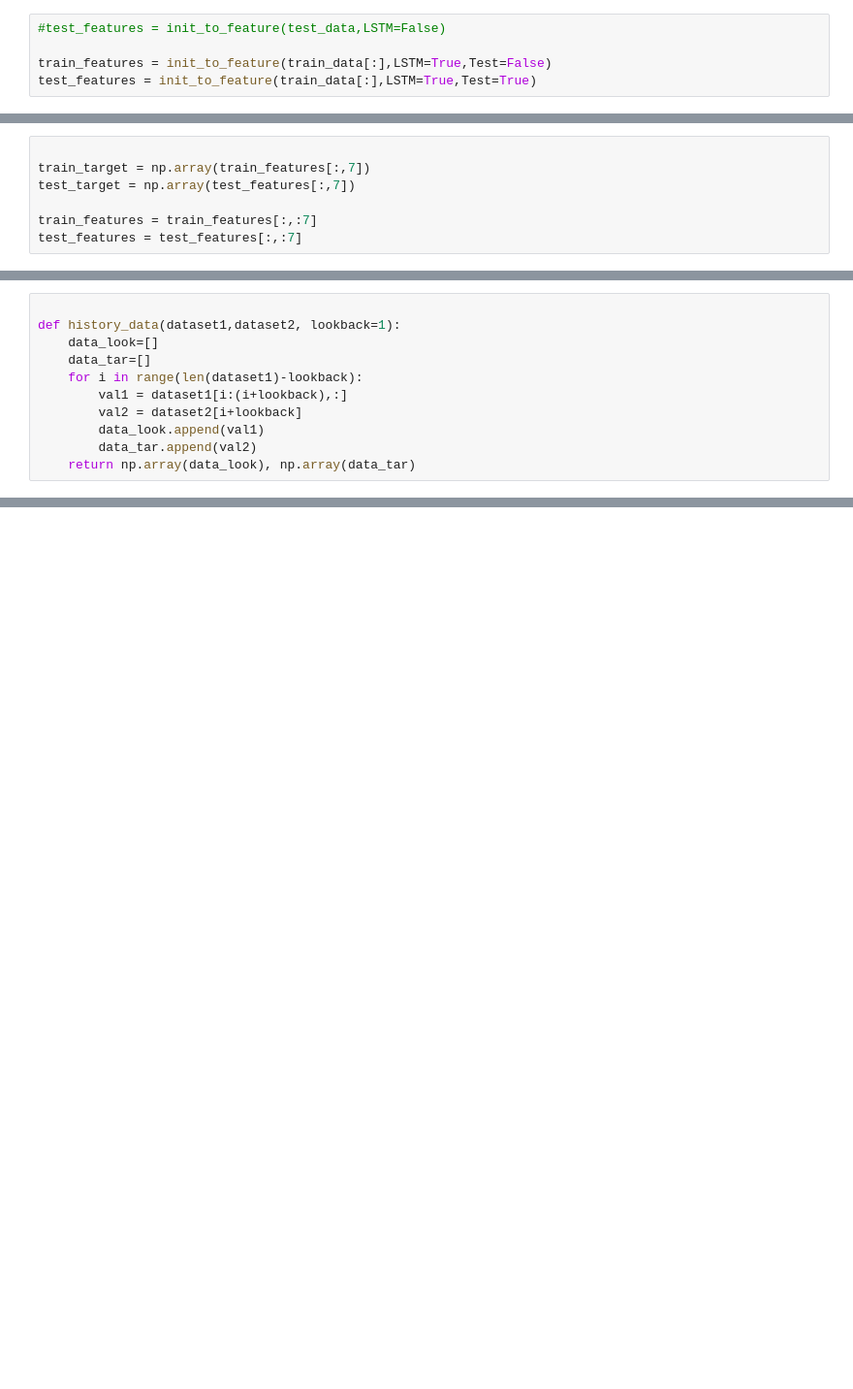
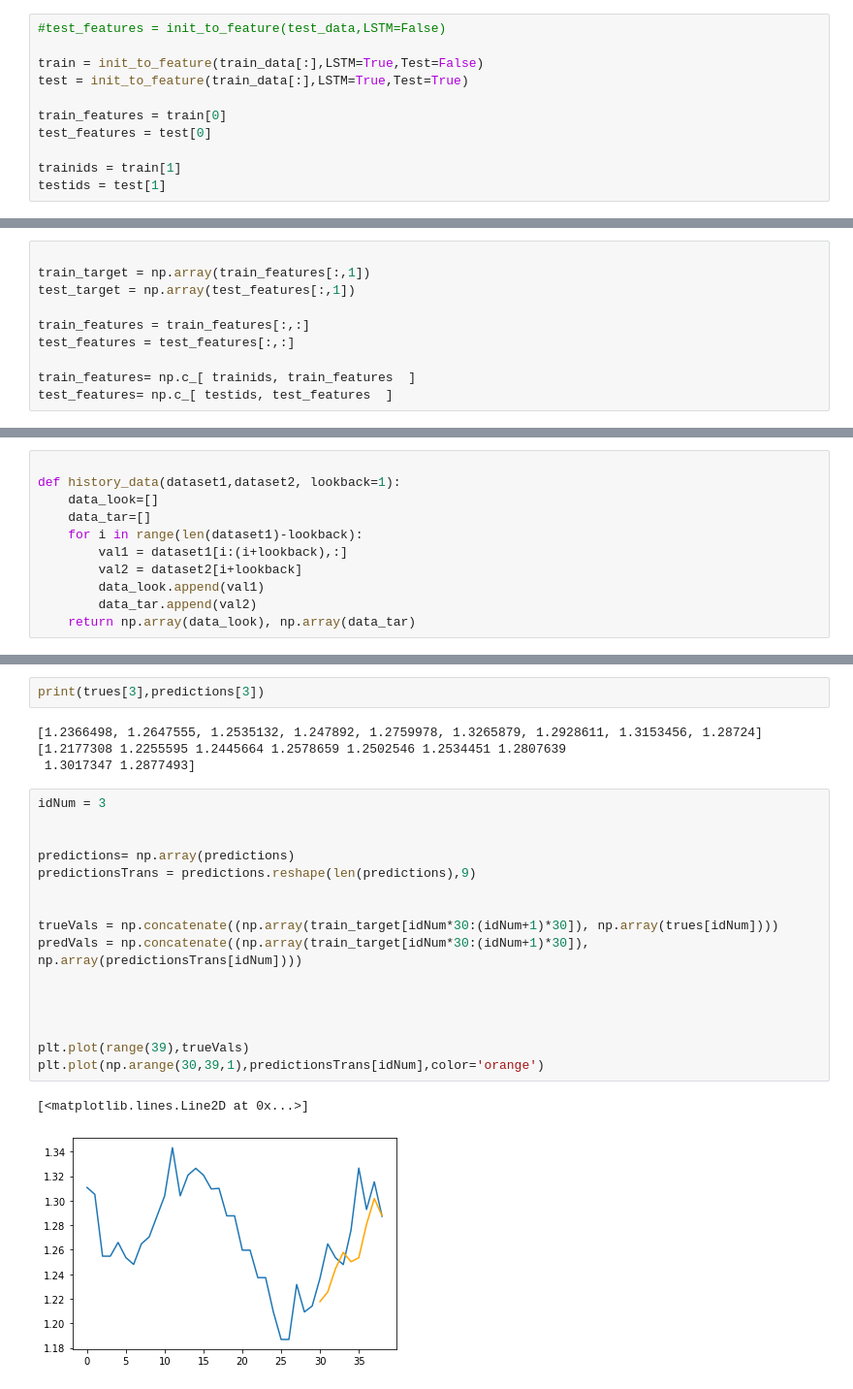
Before and after one commit to rid181198/GoDaddy_Microbusiness_forecast, a Jupyter notebook: data-modeling.ipynb, the cells around one changed output, grey strips where cells are left out. Shown at 97% size. Saved outputs shown, nothing was run; the diff lists cells and outputs as text; blank space fills up the shorter version.

Commit message:
Kaggle Notebook | Data_modeling | Version 5

```diff
--- a/data-modeling.ipynb
+++ b/data-modeling.ipynb
@@ -115,5 +127,11 @@ def init_to_feature(dataset,LSTM=False,Test=False):
 # %%
 #test_features = init_to_feature(test_data,LSTM=False)
 
-train_features = init_to_feature(train_data[:],LSTM=True,Test=False)
-test_features = init_to_feature(train_data[:],LSTM=True,Test=True)
+train = init_to_feature(train_data[:],LSTM=True,Test=False)
+test = init_to_feature(train_data[:],LSTM=True,Test=True)
+
+train_features = train[0]
+test_features = test[0]
+
+trainids = train[1]
+testids = test[1]
@@ -120,7 +143,10 @@ test_features = init_to_feature(train_data[:],LSTM=True,Test=True)
 # %%
 
-train_target = np.array(train_features[:,7])
-test_target = np.array(test_features[:,7])
+train_target = np.array(train_features[:,1])
+test_target = np.array(test_features[:,1])
 
-train_features = train_features[:,:7]
-test_features = test_features[:,:7]
+train_features = train_features[:,:]
+test_features = test_features[:,:]
+
+train_features= np.c_[ trainids, train_features  ]
+test_features= np.c_[ testids, test_features  ]
@@ -192,0 +398,24 @@ SMAPE:  [nan]
+# %%
+print(trues[3],predictions[3])
+# %% [output]
+[1.2366498, 1.2647555, 1.2535132, 1.247892, 1.2759978, 1.3265879, 1.2928611, 1.3153456, 1.28724] [1.2177308 1.2255595 1.2445664 1.2578659 1.2502546 1.2534451 1.2807639
+ 1.3017347 1.2877493]
+# %%
+idNum = 3
+
+
+predictions= np.array(predictions)
+predictionsTrans = predictions.reshape(len(predictions),9)
+
+
+trueVals = np.concatenate((np.array(train_target[idNum*30:(idNum+1)*30]), np.array(trues[idNum])))
+predVals = np.concatenate((np.array(train_target[idNum*30:(idNum+1)*30]), np.array(predictionsTrans[idNum])))
+
+
+
+
+plt.plot(range(39),trueVals)
+plt.plot(np.arange(30,39,1),predictionsTrans[idNum],color='orange')
+# %% [output]
+[<matplotlib.lines.Line2D at 0x...>]
+[figure, added]
```
Also changed, not shown: parts of 11 cells of this notebook.
